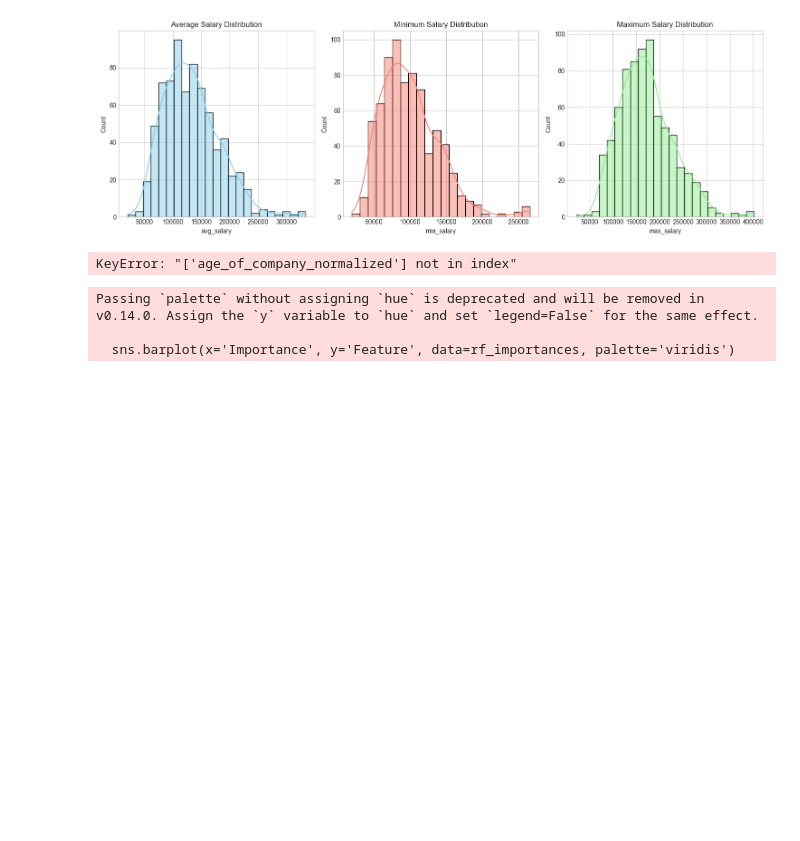
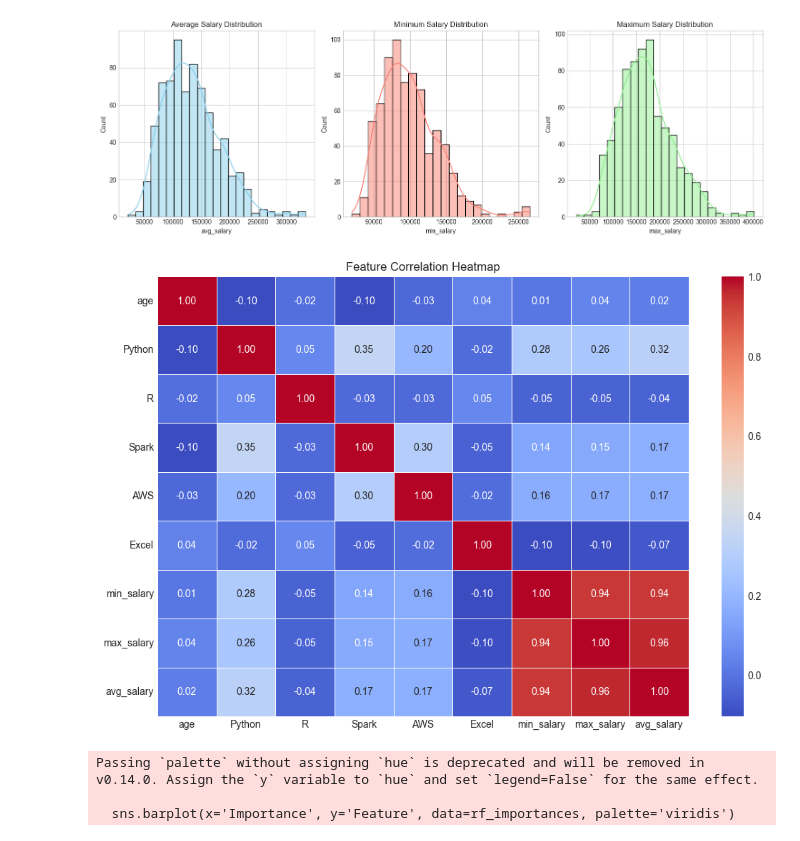
Before and after one commit to sarthak815/salarysense-cs6120, a Jupyter notebook: glassdoor_model.ipynb, the cells around one changed output. Cells and saved outputs as stored; diff of their text form; code cells hidden in the pictures; blank space fills up the shorter version.

```diff
--- a/glassdoor_model.ipynb
+++ b/glassdoor_model.ipynb
@@ -929,15 +973,15 @@ plt.show()
 # %%
 # Correlation matrix for key features
 numerical_features = ['age', 'Python', 'R', 'Spark', 'AWS', 'Excel',
-                     'min_salary', 'max_salary', 'avg_salary', 'age_of_company_normalized']
+                     'min_salary', 'max_salary', 'avg_salary']
 corr_matrix = data[numerical_features].corr()
 
 plt.figure(figsize=(12, 8))
 sns.heatmap(corr_matrix, annot=True, cmap='coolwarm', fmt=".2f", linewidths=0.5)
 plt.title('Feature Correlation Heatmap')
 plt.show()
 # %% [output]
-KeyError: "['age_of_company_normalized'] not in index"
+[figure, added]
 # %%
 # Random Forest Feature Importance
 rf_importances = pd.DataFrame({
```
Also changed, not shown: parts of 3 cells of this notebook, 1 other file.
